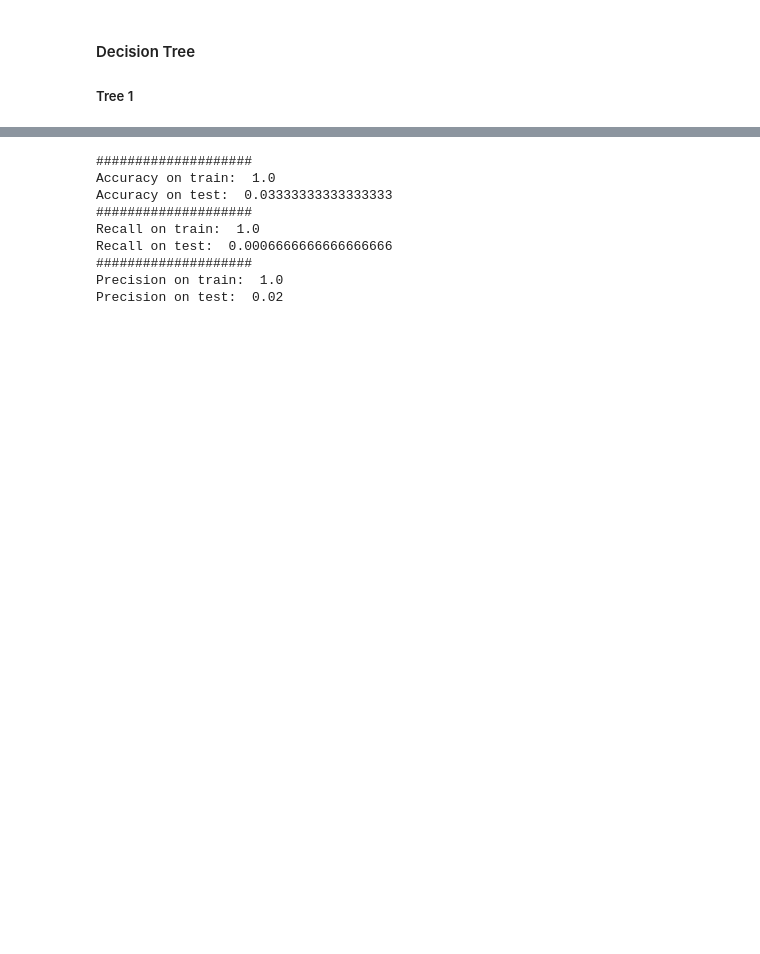
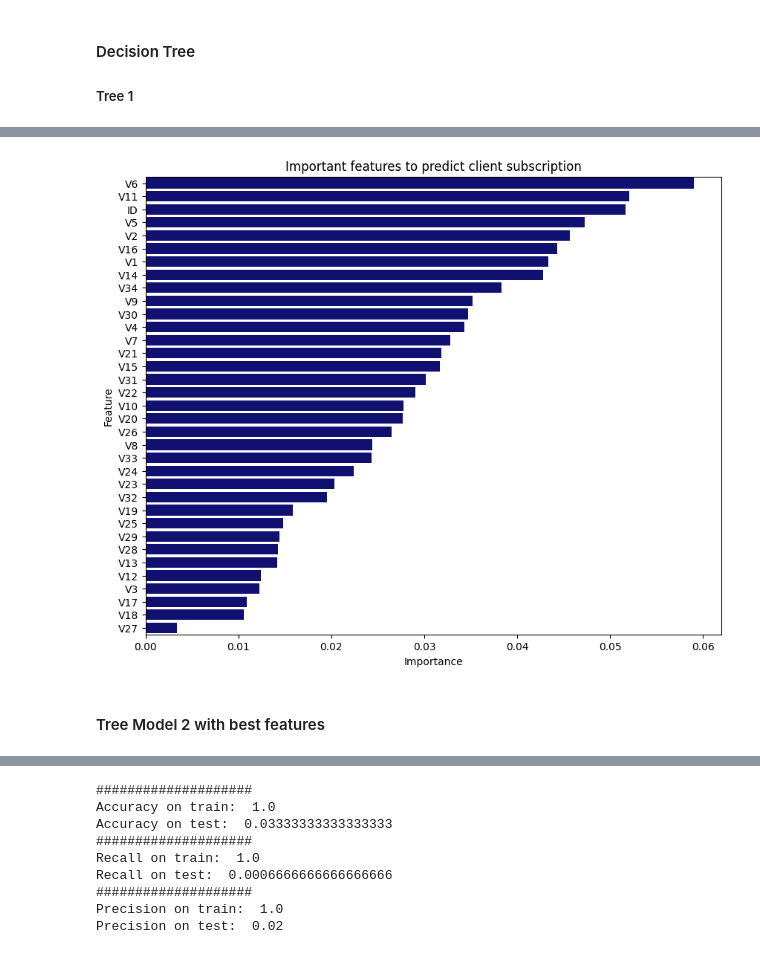
Before and after one commit to nadiaverdha/MachineLearningEx1, a Jupyter notebook: Ex1_kaggle_big.ipynb, the cells around one changed output, grey strips where cells are left out. Drawn from its saved outputs; the diff is of its cells as text; code cells hidden in the pictures; blank space fills up the shorter version.

```diff
--- a/Ex1_kaggle_big.ipynb
+++ b/Ex1_kaggle_big.ipynb
@@ -268,0 +257,18 @@ Precision on test:  0.02
+# %%
+def plot_features(model):
+    feat_dict= {}
+    for col, val in sorted(zip(features, model.feature_importances_),key=lambda x:x[1],reverse=True):
+        feat_dict[col]=val
+    feat_df = pd.DataFrame({'Feature':feat_dict.keys(),'Importance':feat_dict.values()})
+    values = feat_df.Importance
+    idx = feat_df.Feature
+    plt.figure(figsize=(10,8))
+    clrs = ['navy']
+    sns.barplot(y=idx,x=values,palette=clrs).set(title='Important features to predict client subscription')
+    plt.show()
+# %%
+plot_features(tree_1)
+# %% [output]
+[figure, added]
+# %% [markdown]
+#### Tree Model 2 with best features
```
Also changed, not shown: parts of 38 cells of this notebook.
